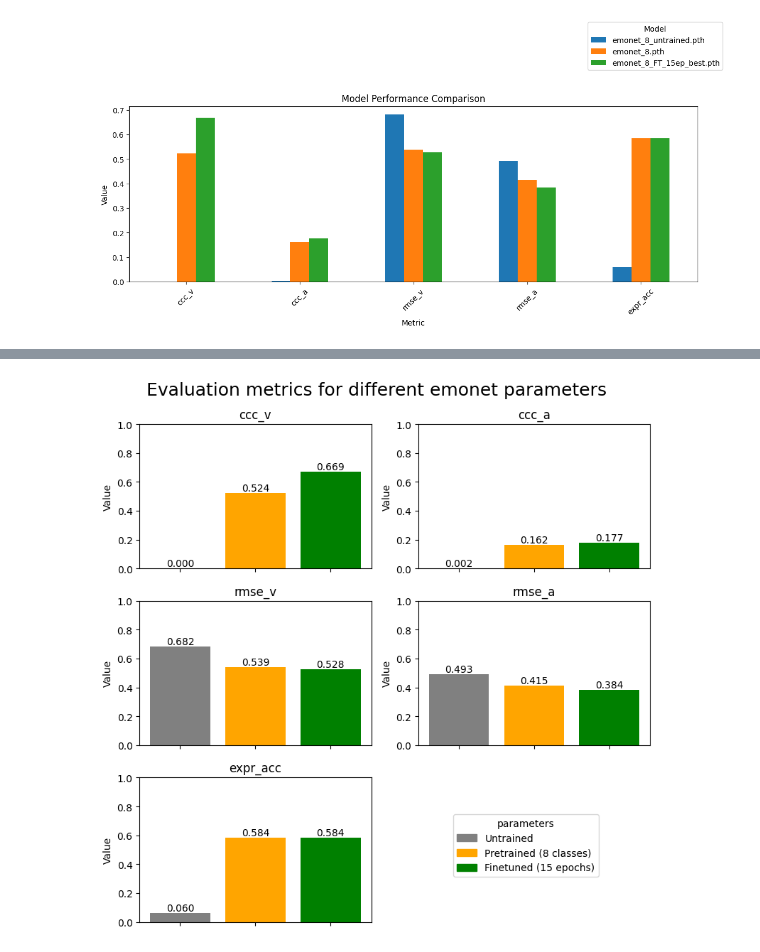
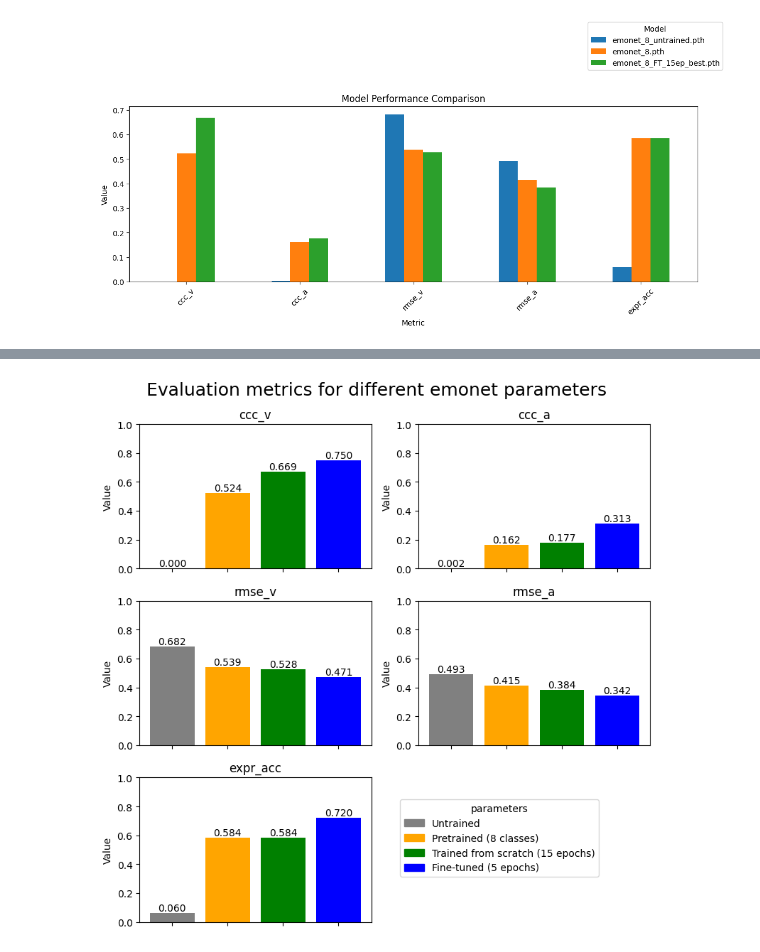
Before and after one commit to MattThePerson/emonet-fine-tuning, a Jupyter notebook: notebooks/GRAPH_evaluations.ipynb, the cells around one changed output, grey strips where cells are left out. Cells and saved outputs as stored; diff of their text form; code cells hidden in the pictures.

```diff
--- a/notebooks/GRAPH_evaluations.ipynb
+++ b/notebooks/GRAPH_evaluations.ipynb
@@ -51,32 +52,32 @@ models = df['params'].tolist()
 descriptions = df['description'].tolist()
 x = np.arange(len(models))
 
-colors = ["grey", "orange", "green"]
+colors = ["grey", "orange", "green", "blue"]
 
 fig, axes = plt.subplots(nrows=3, ncols=2, figsize=(8, 8))
 axes = axes.flatten()
 
 for ax, metric in zip(axes, metrics):
     values = df[metric].tolist()
     bars = ax.bar(x, values, color=colors)
     ax.set_title(metric)
     ax.set_xticks(x)
     ax.set_ylim(0, 1)
     # ax.set_xticklabels(models, rotation=45, ha='right')
     ax.set_xticklabels([])  # remove x-axis labels
     ax.set_ylabel('Value')
 
     for bar in bars:
         height = bar.get_height()
         ax.text(bar.get_x() + bar.get_width()/2, height,
                 f'{height:.3f}', ha='center', va='bottom')
 
 plt.suptitle('Evaluation metrics for different emonet parameters', fontsize=18)
 axes[-1].axis('off')
 
 handles = [ mpatches.Patch(color=color, label=desc) for color, desc in zip(colors, descriptions) ]
 fig.legend(handles=handles, loc='lower right', bbox_to_anchor=(0.9, 0.1), title='parameters')
 plt.tight_layout()
 plt.show()
 # %% [output]
-[figure, old version]
+[figure, new version]
```
Also changed, not shown: parts of 1 cell of this notebook, 30 other files.
